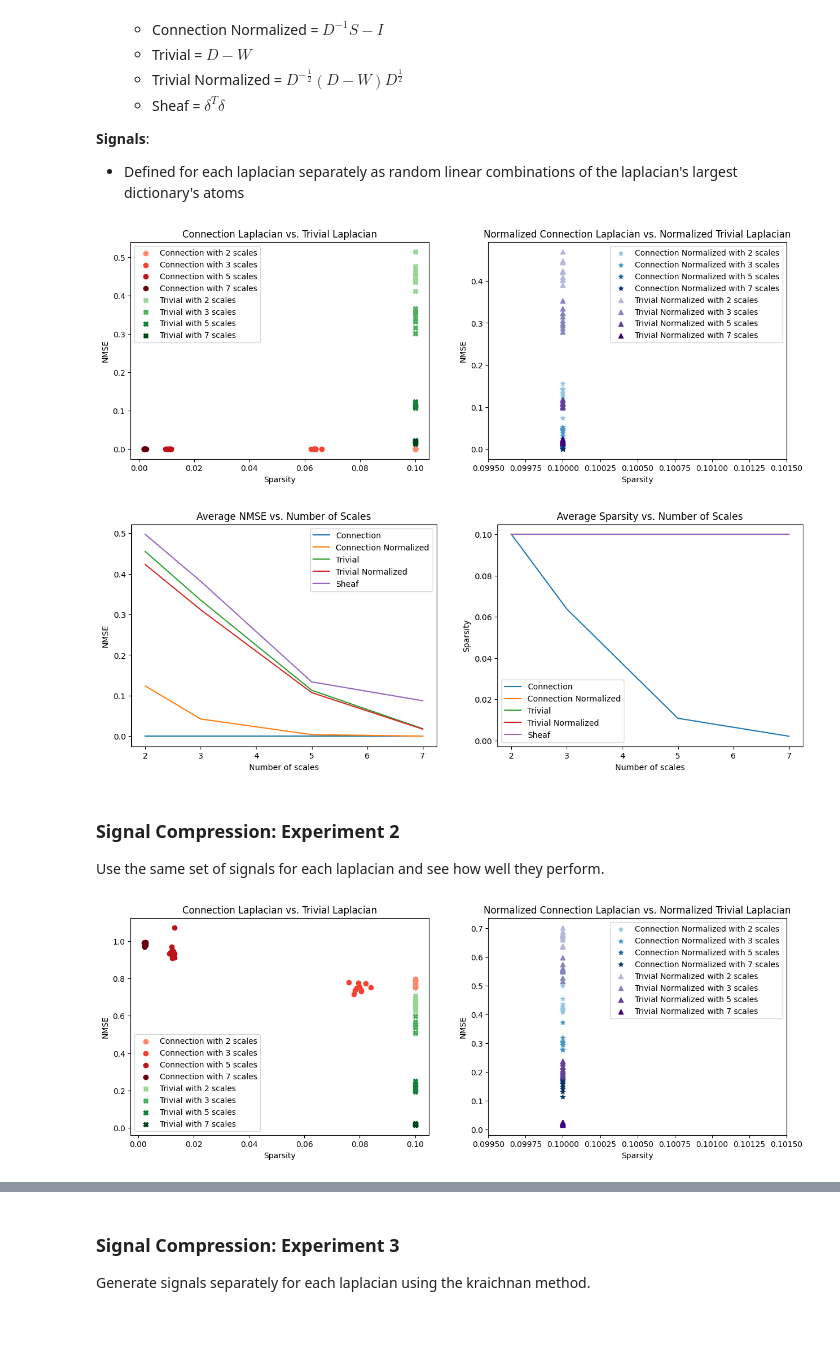
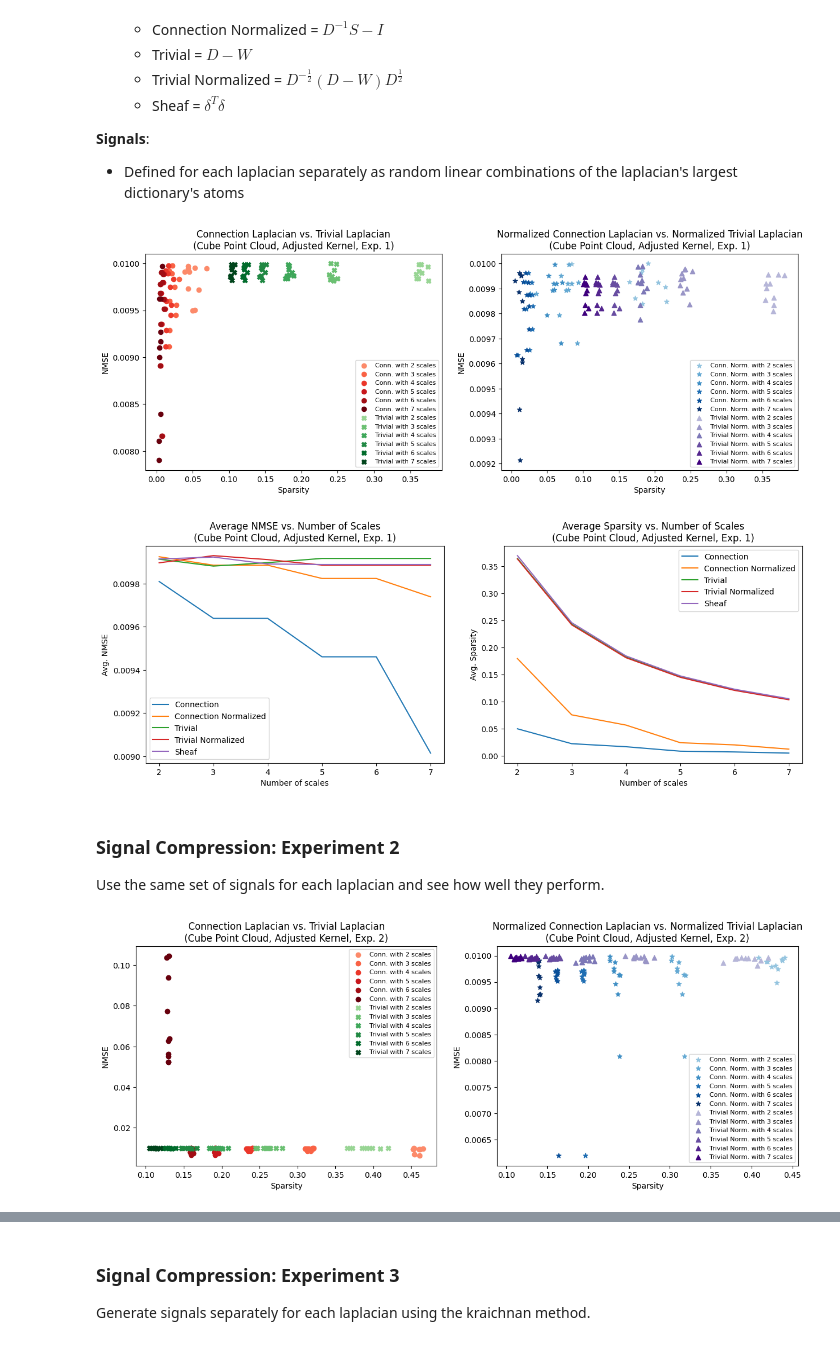
Before and after one commit to gmaurer08/sheaf-signal-processing, a Jupyter notebook: main.ipynb, the cells around one changed output, grey strips where cells are left out. Saved outputs shown, nothing was run; the diff lists cells and outputs as text; code cells hidden in the pictures.

Commit message:
fixing compression experiments cube

```diff
--- a/main.ipynb
+++ b/main.ipynb
@@ -113,11 +121,11 @@ laplacians = ['Connection', 'Connection Normalized', 'Trivial', 'Trivial Normali
 # %%
-plot_sparsity_vs_nmse(num_scales,sparsity_results, nmse_results)
+plot_sparsity_vs_nmse(num_scales,sparsity_results1, nmse_results1, subtitle='(Cube Point Cloud, Adjusted Kernel, Exp. 1)')
 # %% [output]
-[figure, old version]
+[figure, new version]
 # %%
-plot_avg_results_vs_num_scales(num_scales, laplacians, sparsity_results, nmse_results)
+plot_avg_results_vs_num_scales(num_scales, laplacians, sparsity_results1, nmse_results1, subtitle='(Cube Point Cloud, Adjusted Kernel, Exp. 1)')
 # %% [output]
-[figure, old version]
+[figure, new version]
 # %% [markdown]
 ### Signal Compression: Experiment 2
 
@@ -128,7 +136,7 @@ point_cloud = cube_point_cloud
 
 # Hyperparameters
 hyperparameters = {
-    'num_scales': [2,3,5,7],
+    'num_scales': [2,3,4,5,6,7],
     'laplacians': ['Connection', 'Connection Normalized', 'Trivial', 'Trivial Normalized', 'Sheaf'],
     'eps': 0.1,
     'eps_pca': 0.05,
@@ -136,7 +144,7 @@ hyperparameters = {
     'gamma': 0.97,
     'num_signals': 10,
     'SEED': 42,
-    'adjust_kernel': False
+    'adjust_kernel': True
 }
 
 sparsity_results2, nmse_results2 = signal_compression_exp2(point_cloud, hyperparameters)
@@ -148,11 +156,11 @@ with open('results/results_default_kernel/cube_nmse_2.pkl', 'wb') as f:
     pickle.dump(nmse_results2, f)
 # %%
-sparsity_results = pickle.load(open('results/results_default_kernel/cube_sparsity_2.pkl', 'rb'))
-nmse_results = pickle.load(open('results/results_default_kernel/cube_nmse_2.pkl', 'rb'))
-num_scales = [2, 3, 5, 7]
+sparsity_results = pickle.load(open('results/cube/compression/adjusted kernel/sparsity_2.pkl', 'rb'))
+nmse_results = pickle.load(open('results/cube/compression/adjusted kernel/nmse_2.pkl', 'rb'))
+num_scales = [2,3,4,5,6,7]
 laplacians = ['Connection', 'Connection Normalized', 'Trivial', 'Trivial Normalized', 'Sheaf']
 # %%
-plot_sparsity_vs_nmse(num_scales, sparsity_results, nmse_results)
+plot_sparsity_vs_nmse(num_scales, sparsity_results2, nmse_results2, subtitle='(Cube Point Cloud, Adjusted Kernel, Exp. 2)')
 # %% [output]
-[figure, old version]
+[figure, new version]
 # %%
```
Also changed, not shown: parts of 14 cells of this notebook, 29 other files.
